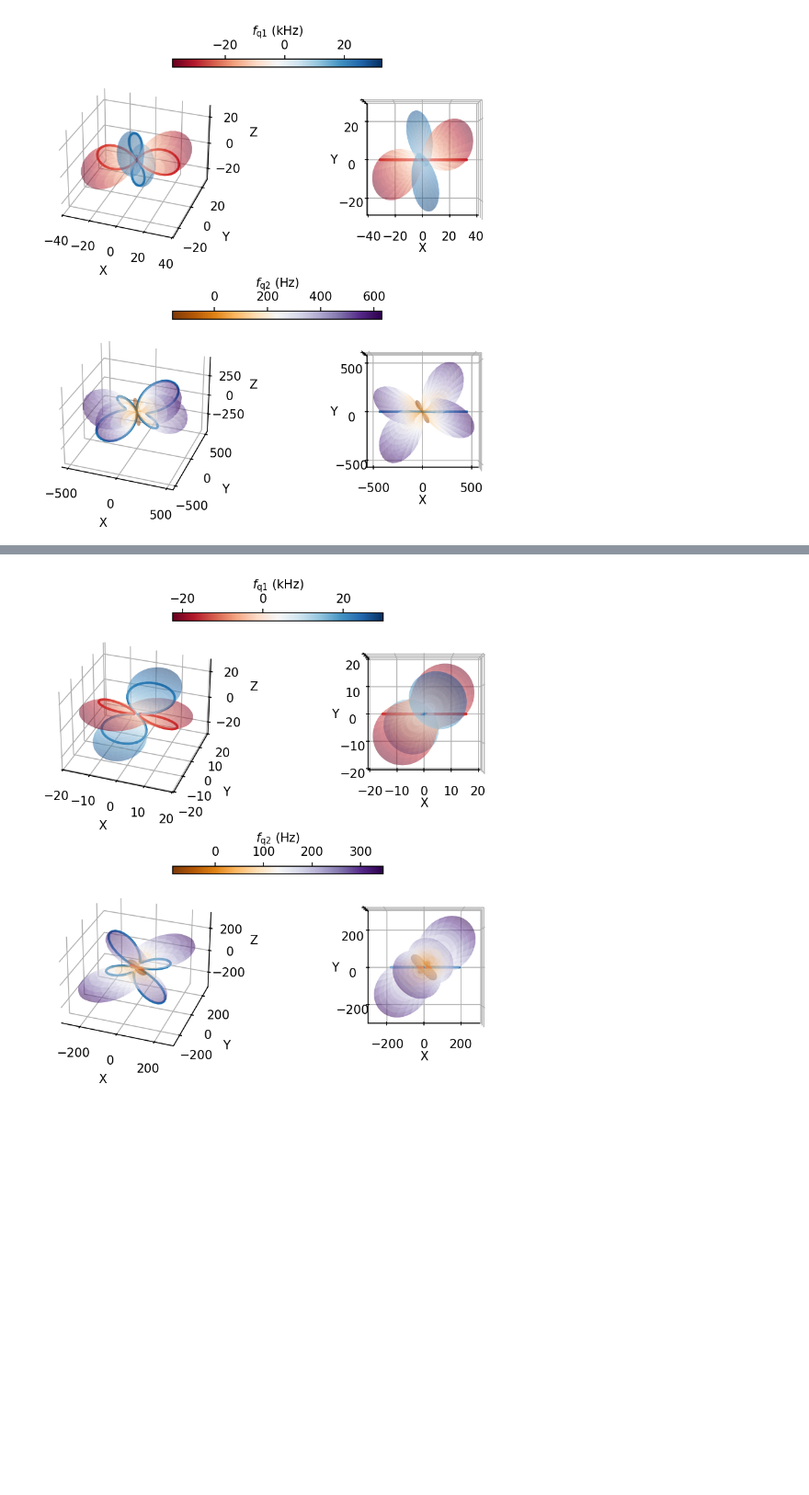
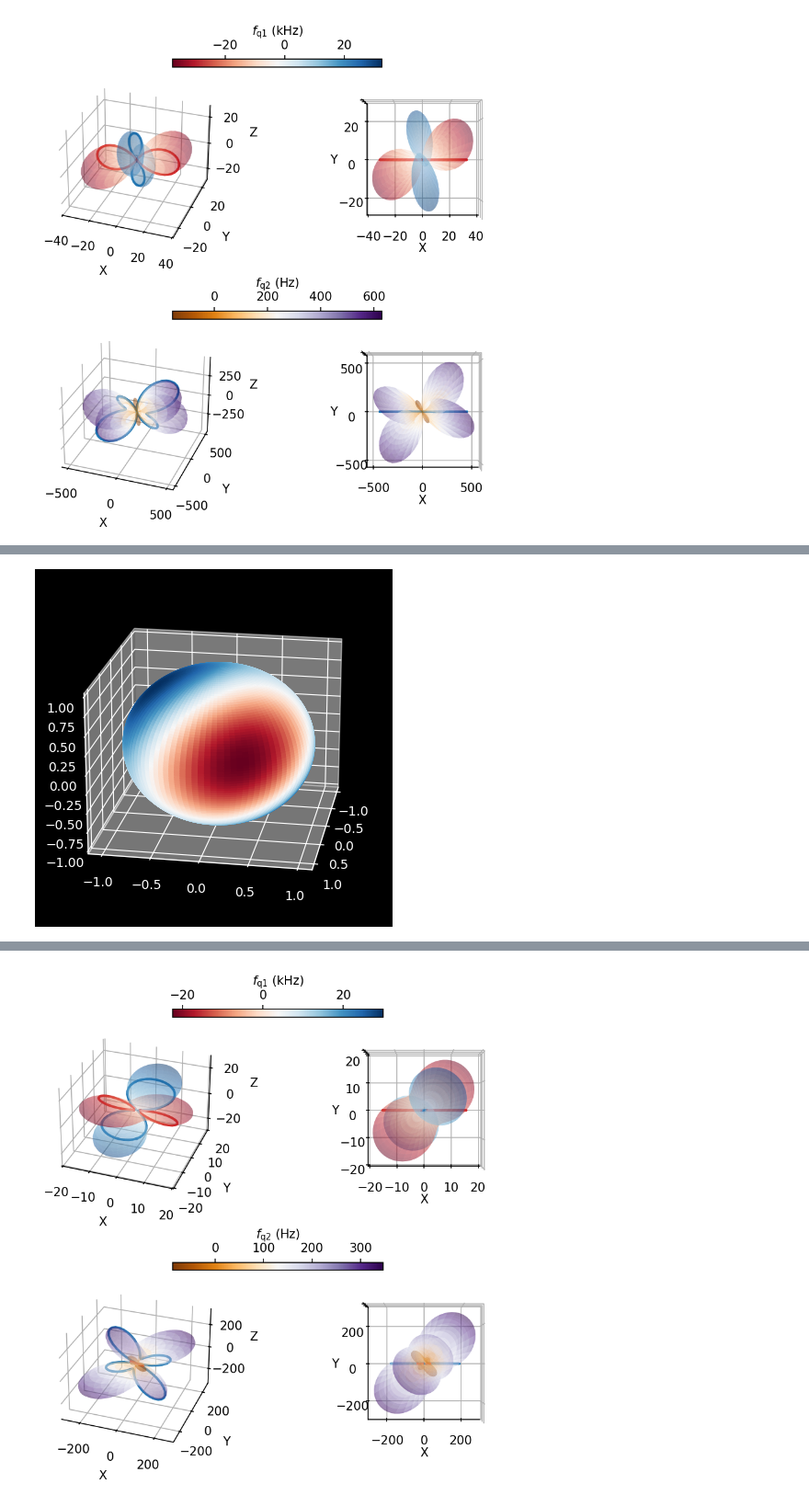
Before and after one commit to arjenvaartjes/Psyduck, a Jupyter notebook: examples/quadrupole modeling/extracting_quadrupole_tensor_few_angles.ipynb, the cells around one changed output, grey strips where cells are left out. Shown at 92% size. Cells and saved outputs as stored; diff of their text form; code cells hidden in the pictures; blank space fills up the shorter version.

```diff
--- a/examples/quadrupole modeling/extracting_quadrupole_tensor_few_angles.ipynb
+++ b/examples/quadrupole modeling/extracting_quadrupole_tensor_few_angles.ipynb
@@ -381,0 +392,5 @@ plot_quadrupole_tensor(V_ab, I_SPIN, B0, GAMMA_NUCLEAR, Q_N)
+# %%
+fig, ax = spherical_plot_3d(fq1_grid, cmap='RdBu')
+ax.view_init(20, 10)
+# %% [output]
+[figure, added]
```
Also changed, not shown: parts of 6 cells of this notebook, 4 other files.
